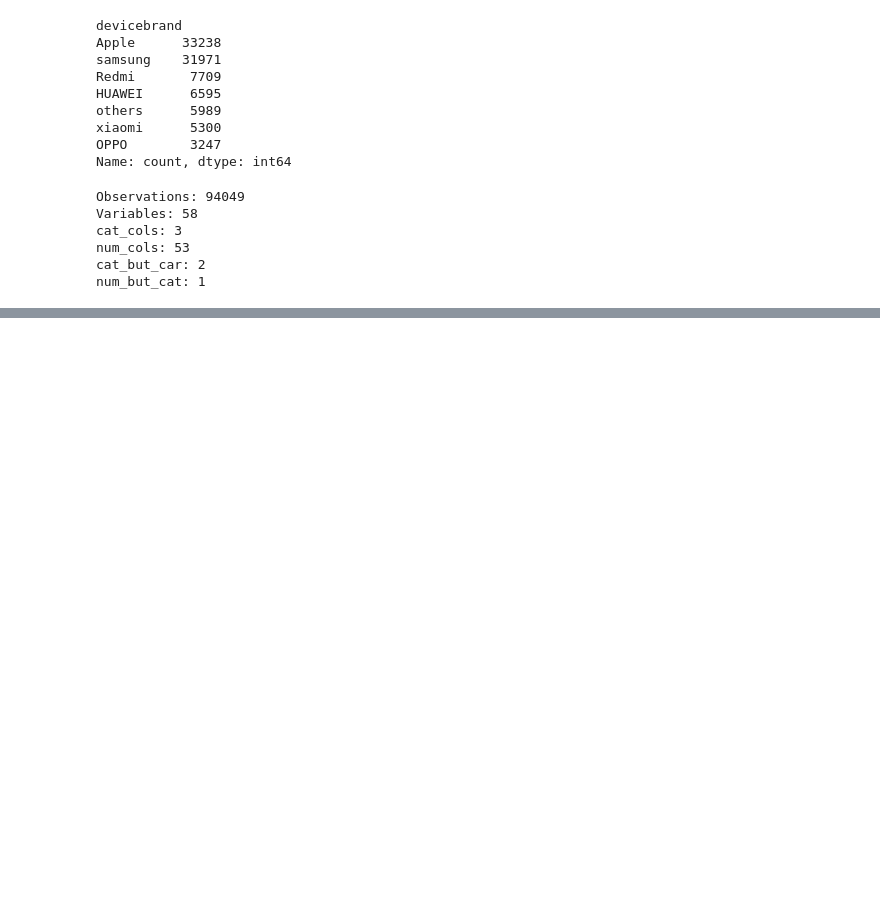
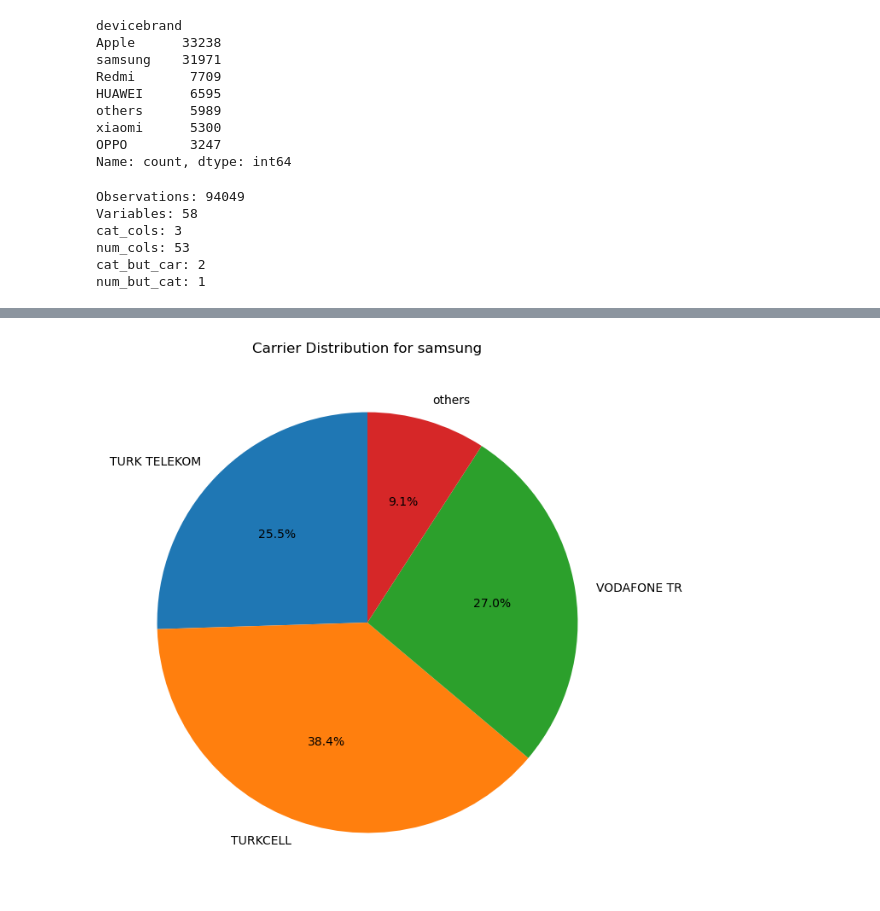
Before and after one commit to yuuIind/is-bankasi-ML-challenge-5, a Jupyter notebook: menu_pred.ipynb, the cells around one changed output, grey strips where cells are left out. Cells and saved outputs as stored; diff of their text form; code cells hidden in the pictures; blank space fills up the shorter version.

```diff
--- a/menu_pred.ipynb
+++ b/menu_pred.ipynb
@@ -287,0 +238,14 @@ df.head()
+# %%
+selected_devicebrand = 'samsung'
+
+filtered_df = df[df['devicebrand'] == selected_devicebrand]
+
+grouped = filtered_df.groupby('carrier').size().reset_index(name='count')
+
+fig, ax = plt.subplots(figsize=(8, 8))
+ax.pie(grouped['count'], labels=grouped['carrier'], autopct='%1.1f%%', startangle=90)
+
+ax.set_title(f'Carrier Distribution for {selected_devicebrand}')
+plt.show()
+# %% [output]
+[figure, added]
```
Also changed, not shown: parts of 27 cells of this notebook.
